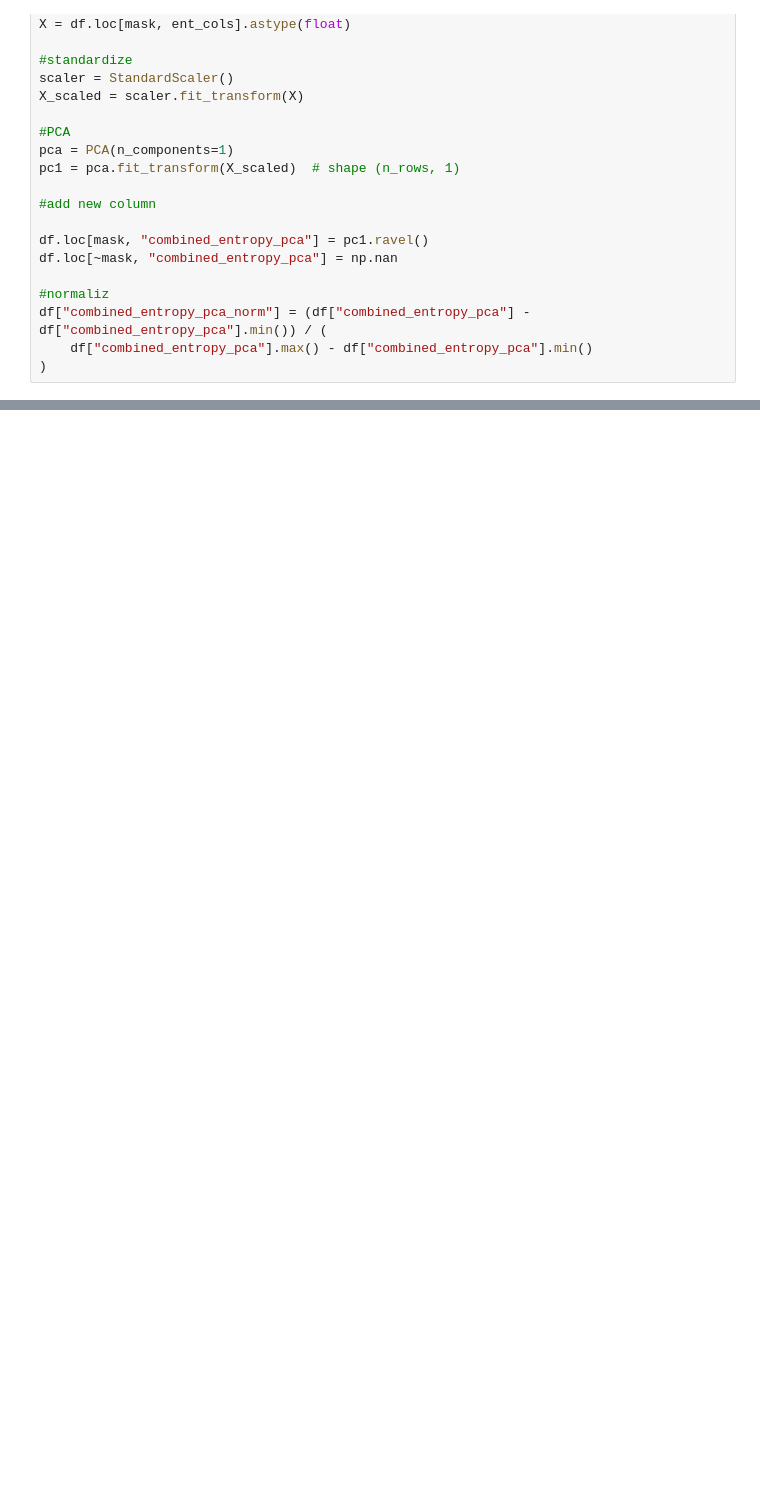
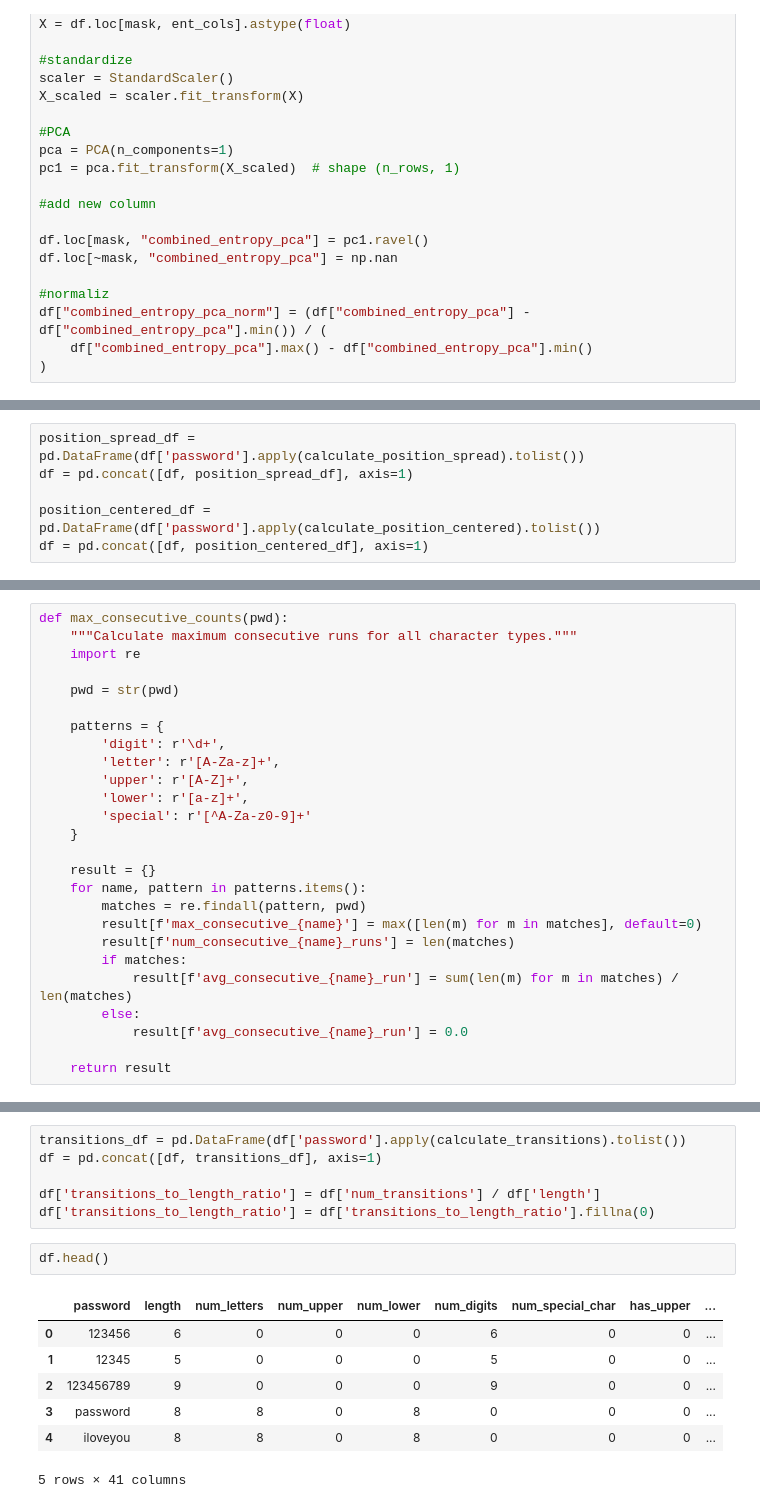
Before and after one commit to SW-PR-ORG/backend, a Jupyter notebook: Rockyou dataset.ipynb, the cells around one changed output, grey strips where cells are left out. Cells and saved outputs as stored; diff of their text form; blank space fills up the shorter version.

```diff
--- a/Rockyou dataset.ipynb
+++ b/Rockyou dataset.ipynb
@@ -262,0 +265,6 @@ print(df.head())
+# %%
+position_spread_df = pd.DataFrame(df['password'].apply(calculate_position_spread).tolist())
+df = pd.concat([df, position_spread_df], axis=1)
+
+position_centered_df = pd.DataFrame(df['password'].apply(calculate_position_centered).tolist())
+df = pd.concat([df, position_centered_df], axis=1)
@@ -262,0 +283,26 @@ print(df.head())
+# %%
+def max_consecutive_counts(pwd):
+    """Calculate maximum consecutive runs for all character types."""
+    import re
+
+    pwd = str(pwd)
+
+    patterns = {
+        'digit': r'\d+',
+        'letter': r'[A-Za-z]+',
+        'upper': r'[A-Z]+',
+        'lower': r'[a-z]+',
+        'special': r'[^A-Za-z0-9]+'
+    }
+
+    result = {}
+    for name, pattern in patterns.items():
+        matches = re.findall(pattern, pwd)
+        result[f'max_consecutive_{name}'] = max([len(m) for m in matches], default=0)
+        result[f'num_consecutive_{name}_runs'] = len(matches)
+        if matches:
+            result[f'avg_consecutive_{name}_run'] = sum(len(m) for m in matches) / len(matches)
+        else:
+            result[f'avg_consecutive_{name}_run'] = 0.0
+
+    return result
@@ -262,0 +393,16 @@ print(df.head())
+# %%
+transitions_df = pd.DataFrame(df['password'].apply(calculate_transitions).tolist())
+df = pd.concat([df, transitions_df], axis=1)
+
+df['transitions_to_length_ratio'] = df['num_transitions'] / df['length']
+df['transitions_to_length_ratio'] = df['transitions_to_length_ratio'].fillna(0)
+# %%
+df.head()
+# %% [output]
+|  | password | length | num_letters | num_upper | num_lower | num_digits | num_special_char | has_upper | ... |
+| 0 | 123456 | 6 | 0 | 0 | 0 | 6 | 0 | 0 | ... |
+| 1 | 12345 | 5 | 0 | 0 | 0 | 5 | 0 | 0 | ... |
+| 2 | 123456789 | 9 | 0 | 0 | 0 | 9 | 0 | 0 | ... |
+| 3 | password | 8 | 8 | 0 | 8 | 0 | 0 | 0 | ... |
+| 4 | iloveyou | 8 | 8 | 0 | 8 | 0 | 0 | 0 | ... |
+5 rows × 41 columns
```
Also changed, not shown: parts of 20 cells of this notebook.
